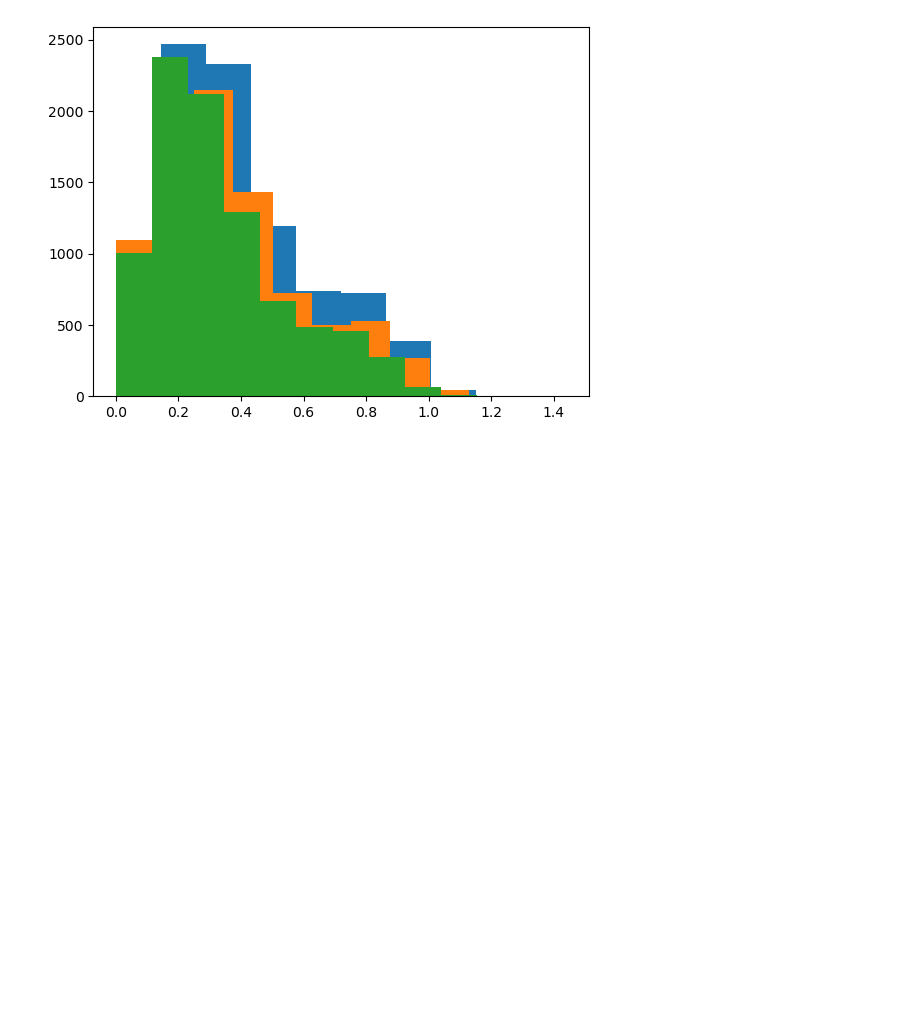
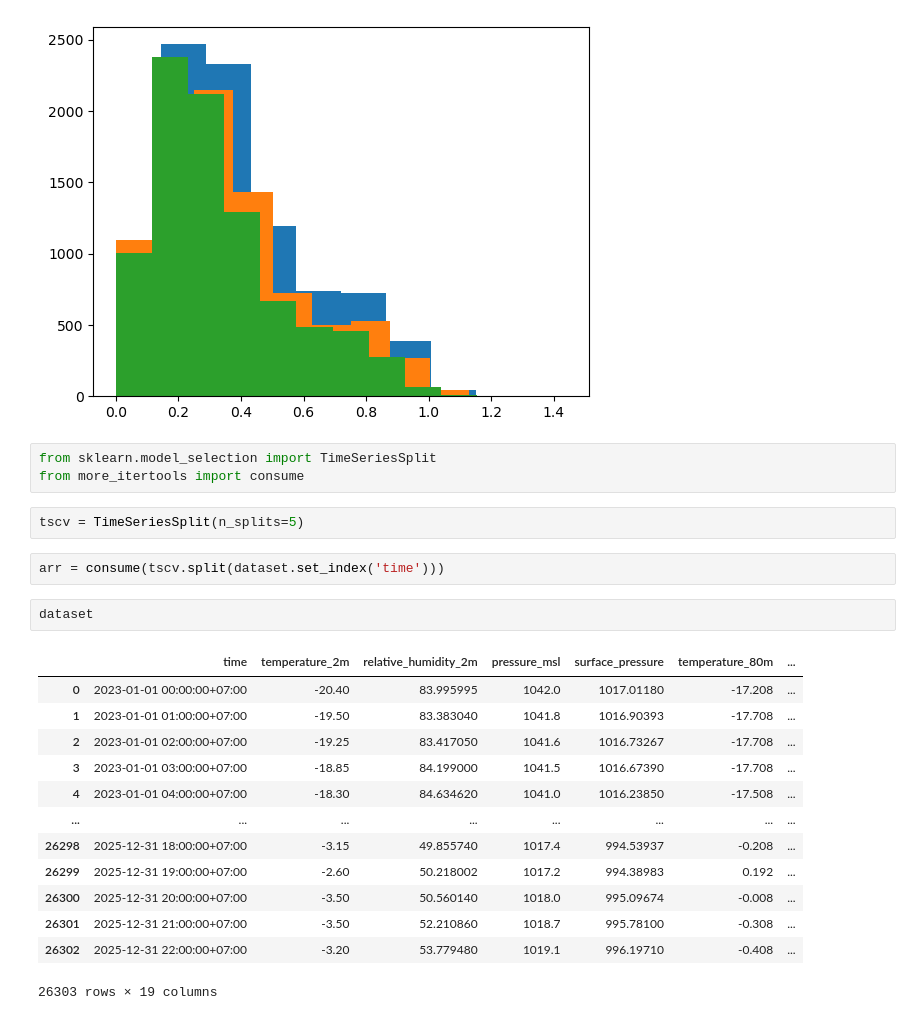
Before and after one commit to GraffiasAntares/bachelor_project, a Jupyter notebook: src/bachelor_project/notebooks/preprocessing.ipynb, the cells around one changed output. Saved outputs shown, nothing was run; the diff lists cells and outputs as text; blank space fills up the shorter version.

```diff
--- a/src/bachelor_project/notebooks/preprocessing.ipynb
+++ b/src/bachelor_project/notebooks/preprocessing.ipynb
@@ -395,3 +391,26 @@ plt.hist(test_dataset['K'])
 plt.show()
 # %% [output]
 [figure]
+# %%
+from sklearn.model_selection import TimeSeriesSplit
+from more_itertools import consume
+# %%
+tscv = TimeSeriesSplit(n_splits=5)
+# %%
+arr = consume(tscv.split(dataset.set_index('time')))
+# %%
+dataset
+# %% [output]
+|  | time | temperature_2m | relative_humidity_2m | pressure_msl | surface_pressure | temperature_80m | ... |
+| 0 | 2023-01-01 00:00:00+07:00 | -20.40 | 83.995995 | 1042.0 | 1017.01180 | -17.208 | ... |
+| 1 | 2023-01-01 01:00:00+07:00 | -19.50 | 83.383040 | 1041.8 | 1016.90393 | -17.708 | ... |
+| 2 | 2023-01-01 02:00:00+07:00 | -19.25 | 83.417050 | 1041.6 | 1016.73267 | -17.708 | ... |
+| 3 | 2023-01-01 03:00:00+07:00 | -18.85 | 84.199000 | 1041.5 | 1016.67390 | -17.708 | ... |
+| 4 | 2023-01-01 04:00:00+07:00 | -18.30 | 84.634620 | 1041.0 | 1016.23850 | -17.508 | ... |
+| ... | ... | ... | ... | ... | ... | ... | ... |
+| 26298 | 2025-12-31 18:00:00+07:00 | -3.15 | 49.855740 | 1017.4 | 994.53937 | -0.208 | ... |
+| 26299 | 2025-12-31 19:00:00+07:00 | -2.60 | 50.218002 | 1017.2 | 994.38983 | 0.192 | ... |
+| 26300 | 2025-12-31 20:00:00+07:00 | -3.50 | 50.560140 | 1018.0 | 995.09674 | -0.008 | ... |
+| 26301 | 2025-12-31 21:00:00+07:00 | -3.50 | 52.210860 | 1018.7 | 995.78100 | -0.308 | ... |
+| 26302 | 2025-12-31 22:00:00+07:00 | -3.20 | 53.779480 | 1019.1 | 996.19710 | -0.408 | ... |
+26303 rows × 19 columns
```
Also changed, not shown: parts of 19 cells of this notebook, 11 other files.
